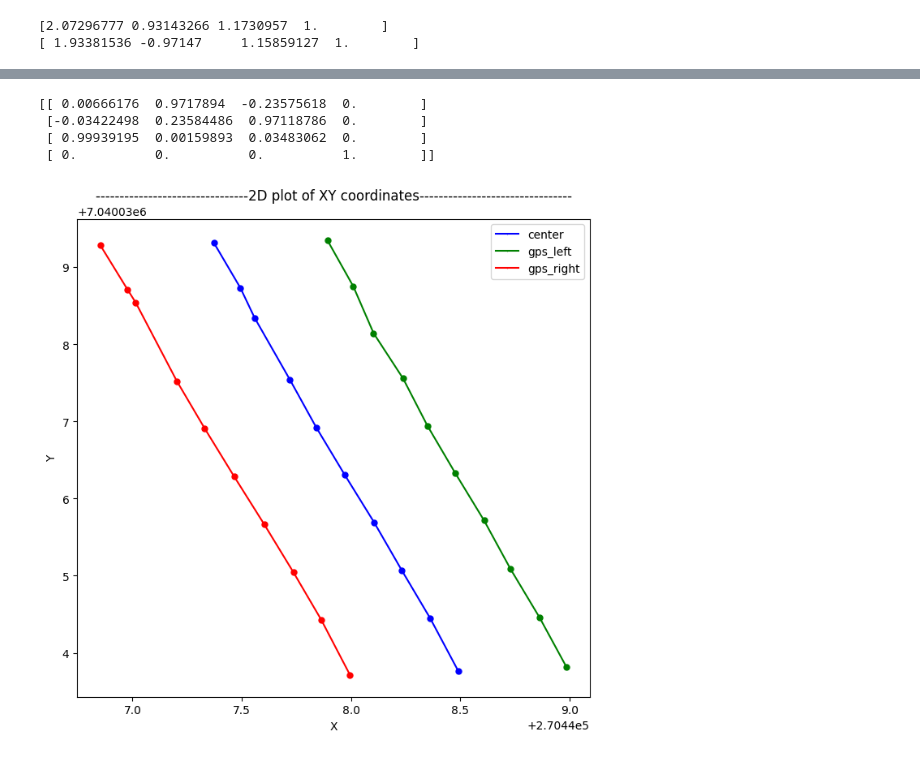
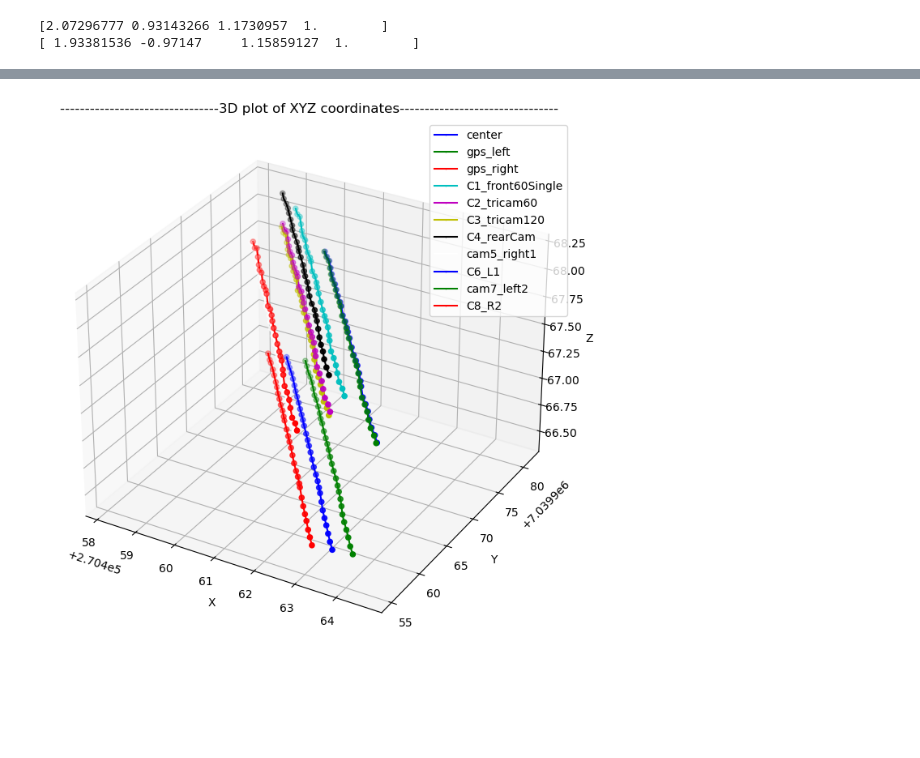
Before and after one commit to tdl1304/naplab-to-nerfstudio, a Jupyter notebook: converter.ipynb, the cells around one changed output, grey strips where cells are left out. Cells and saved outputs as stored; diff of their text form; code cells hidden in the pictures; blank space fills up the shorter version.

```diff
--- a/converter.ipynb
+++ b/converter.ipynb
@@ -51,23 +49,27 @@ Max error: 7046232.469341042
 # %%
-max_index = 10
+max_index = 30
 
 gps_left = [frame.left_point for frame in data]
 gps_right = [frame.right_point for frame in data]
 center = [frame.center for frame in data[:max_index]]
 
 cam1_pos = [c5_r1.get_camera_position(frame) for frame in data[:max_index]]
 cam2_pos = [c7_l2.get_camera_position(frame) for frame in data[:max_index]]
 
-print(data[3].get_rotation_matrix())
+cam_positions = []
+for camera in cameraList:
+    cam_positions.append([camera.get_camera_position(frame) for frame in data[:max_index]])
 
-#plot_coordinates([center[:max_index], gps_left[:max_index], gps_right[:max_index], cam1_pos, cam2_pos],
-#        labels=["center", "gps_left", "gps_right", c5_r1.decription, c7_l2.decription], figsize=(7, 7), is3D=False)
-plot_coordinates([center[:max_index], gps_left[:max_index], gps_right[:max_index]],
-        labels=["center", "gps_left", "gps_right"], figsize=(7, 7), is3D=False)
+#cam_positions = [camera.get_camera_position(frame) for frame in data[:max_index] for camera in cameraList]
+#print(cam_positions[0])
+cam_labels = [camera.description for camera in cameraList]
+
+plot_coordinates([center[:max_index], gps_left[:max_index], gps_right[:max_index], *cam_positions],
+        labels=["center", "gps_left", "gps_right", *cam_labels], figsize=(7, 7), is3D=True)
+#plot_coordinates([center[:max_index], gps_left[:max_index], gps_right[:max_index]],
+#        labels=["center", "gps_left", "gps_right"], figsize=(7, 7), is3D=False)
+#plot_coordinates([center[:max_index], gps_left[:max_index], gps_right[:max_index]],
+#        labels=["center", "gps_left", "gps_right"], figsize=(7, 7), is3D=False)
 # %% [output]
-[[ 0.00666176  0.9717894  -0.23575618  0.        ]
- [-0.03422498  0.23584486  0.97118786  0.        ]
- [ 0.99939195  0.00159893  0.03483062  0.        ]
- [ 0.          0.          0.          1.        ]]
-[figure, old version]
+[figure, new version]
 # %%
```
Also changed, not shown: parts of 4 cells of this notebook, 3 other files.
